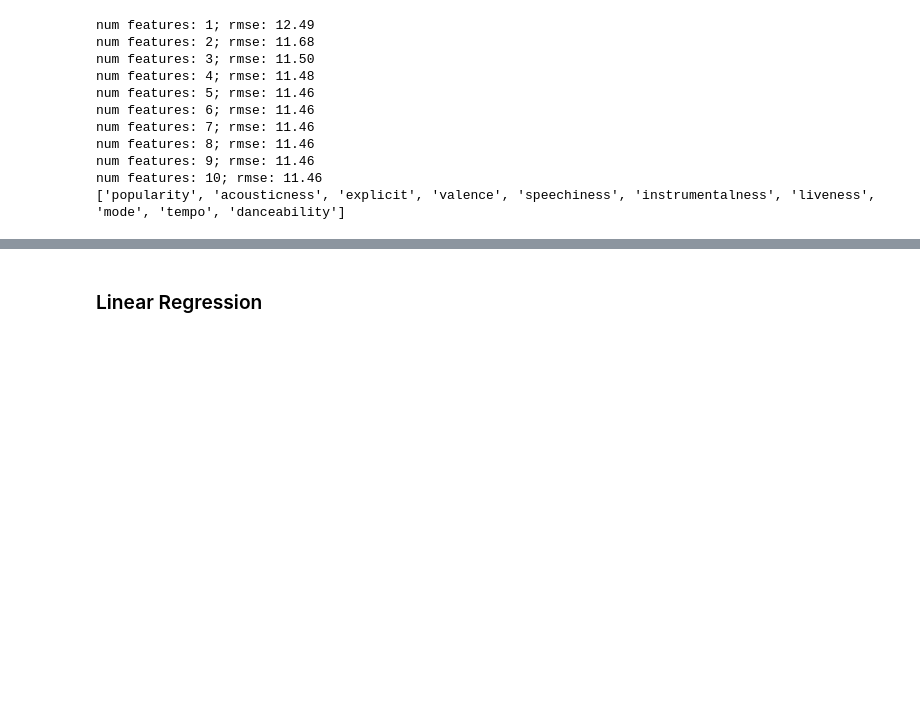
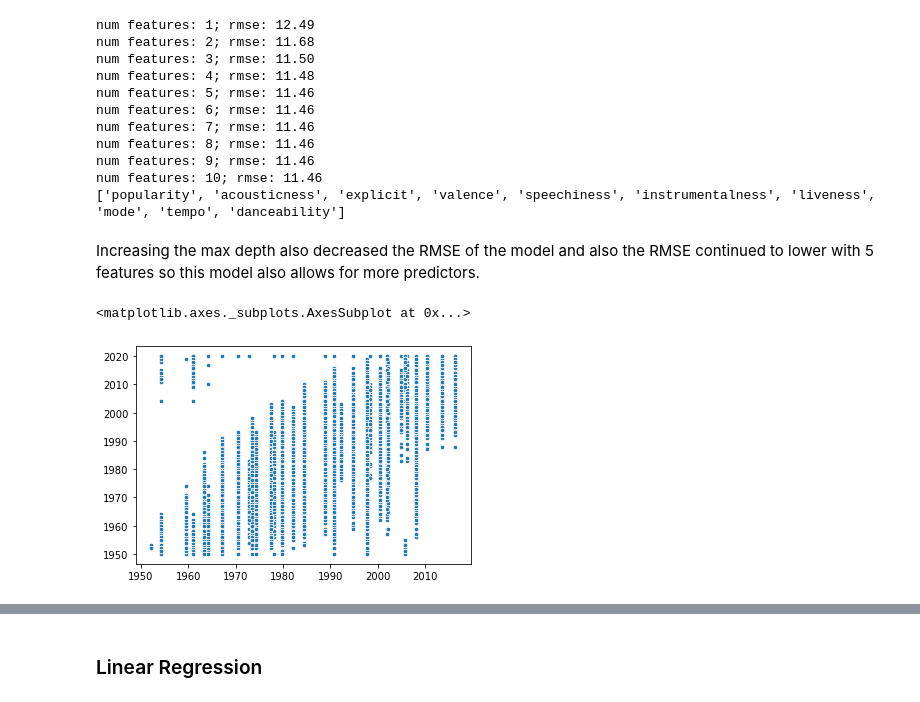
Before and after one commit to andrew-cline/cst-383-spotify_notebook, a Jupyter notebook: Project 2.ipynb, the cells around one changed output, grey strips where cells are left out. Cells and saved outputs as stored; diff of their text form; code cells hidden in the pictures; blank space fills up the shorter version.

```diff
--- a/Project 2.ipynb
+++ b/Project 2.ipynb
@@ -298,6 +300,13 @@ num features: 8; rmse: 11.46
 num features: 9; rmse: 11.46
 num features: 10; rmse: 11.46
 ['popularity', 'acousticness', 'explicit', 'valence', 'speechiness', 'instrumentalness', 'liveness', 'mode', 'tempo', 'danceability']
+# %% [markdown]
+Increasing the max depth also decreased the RMSE of the model and also the RMSE continued to lower with 5 features so this model also allows for more predictors.
+# %%
+sns.scatterplot(x=y_predict, y=y_test, s=20)
+# %% [output]
+<matplotlib.axes._subplots.AxesSubplot at 0x...>
+[figure, added]
 # %%
 dot_data= export_graphviz(treereg, precision=2,feature_names=predictors,  proportion=True,filled=True, rounded=True)
 
```
Also changed, not shown: parts of 42 cells of this notebook.
